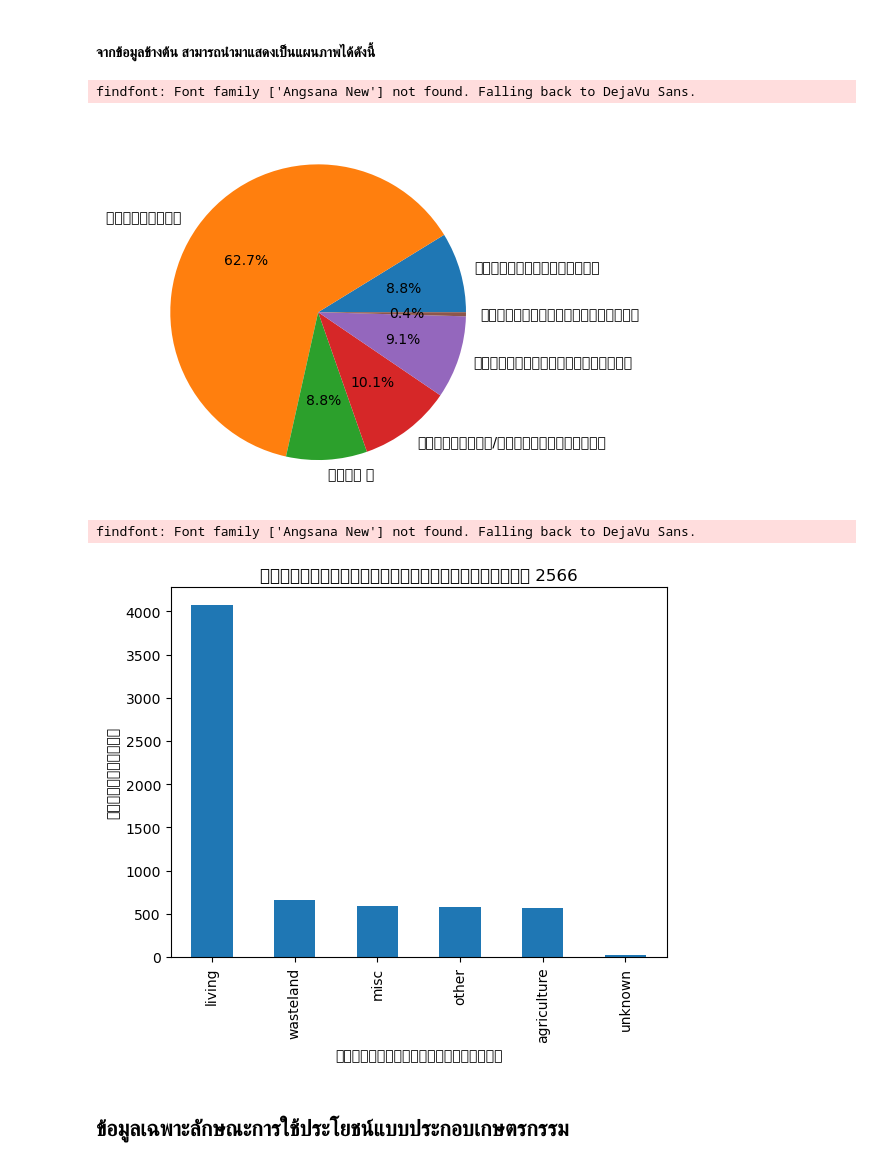
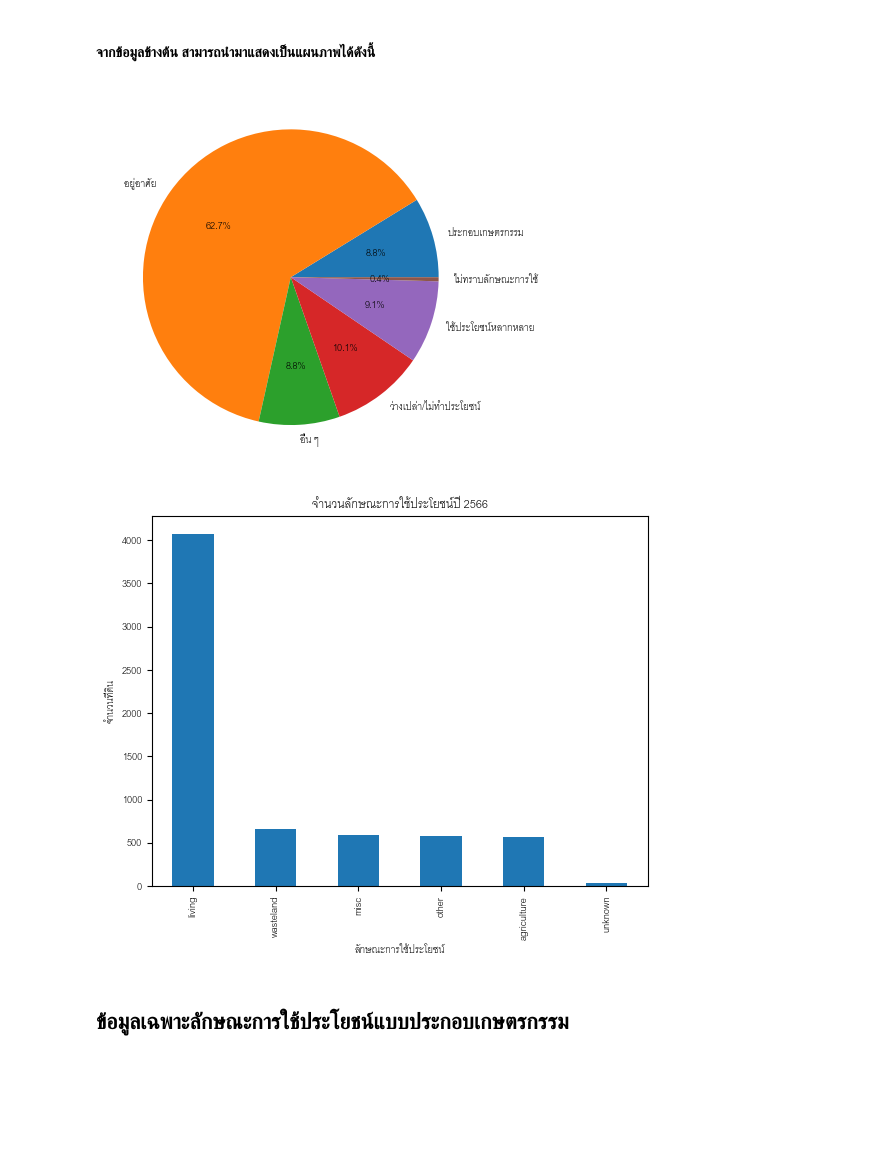
Before and after one commit to OteEnded/FreelanceProject-Datasci_AnalyzeLandUsageByYear, a Jupyter notebook: datasci/LandUsageAnalysis2566.ipynb, the cells around one changed output. Saved outputs shown, nothing was run; the diff lists cells and outputs as text; code cells hidden in the pictures; blank space fills up the shorter version.

Commit message:
rander graph in thai

```diff
--- a/datasci/LandUsageAnalysis2566.ipynb
+++ b/datasci/LandUsageAnalysis2566.ipynb
@@ -125,26 +161,25 @@ len(df_66[df_66["type_of_usage"] == "unknown"]) / land * 100
 # %%
 from matplotlib import pyplot as plt
 from matplotlib.font_manager import FontProperties
 
-plt.rcParams["font.family"] = "Angsana New"
-plt.rcParams["font.serif"] = "Angsana New"
+plt.rcParams["font.family"] = "Cordia New"
+plt.rcParams["font.serif"] = "Cordia New"
 
 # สร้างกราฟ
 data = [ len(df_66[df_66["type_of_usage"] == "agriculture"]),
          len(df_66[df_66["type_of_usage"] == "living"]),
          len(df_66[df_66["type_of_usage"] == "other"]),
          len(df_66[df_66["type_of_usage"] == "wasteland"]),
          len(df_66[df_66["type_of_usage"] == "misc"]),
          len(df_66[df_66["type_of_usage"] == "unknown"])
        ]
 
 labels = ['ประกอบเกษตรกรรม','อยู่อาศัย ','อื่น ๆ','ว่างเปล่า/ไม่ทำประโยชน์','ใช้ประโยชน์หลากหลาย', 'ไม่ทราบลักษณะการใช้']
 
 plt.pie(data, labels=labels, autopct='%1.1f%%')
 plt.show()
 # %% [output]
-findfont: Font family ['Angsana New'] not found. Falling back to DejaVu Sans.
-[figure, old version]
+[figure, new version]
 # %%
 value_counts = df_66["type_of_usage"].value_counts()
 value_counts.plot(kind="bar")
@@ -153,8 +188,7 @@ plt.xlabel("ลักษณะการใช้ประโยชน์")
 plt.ylabel("จำนวนที่ดิน")
 plt.show()
 # %% [output]
-findfont: Font family ['Angsana New'] not found. Falling back to DejaVu Sans.
-[figure, old version]
+[figure, new version]
 # %% [markdown]
 ##  ข้อมูลเฉพาะลักษณะการใช้ประโยชน์แบบประกอบเกษตรกรรม
 # %% [markdown]
```
Also changed, not shown: parts of 3 cells of this notebook.
